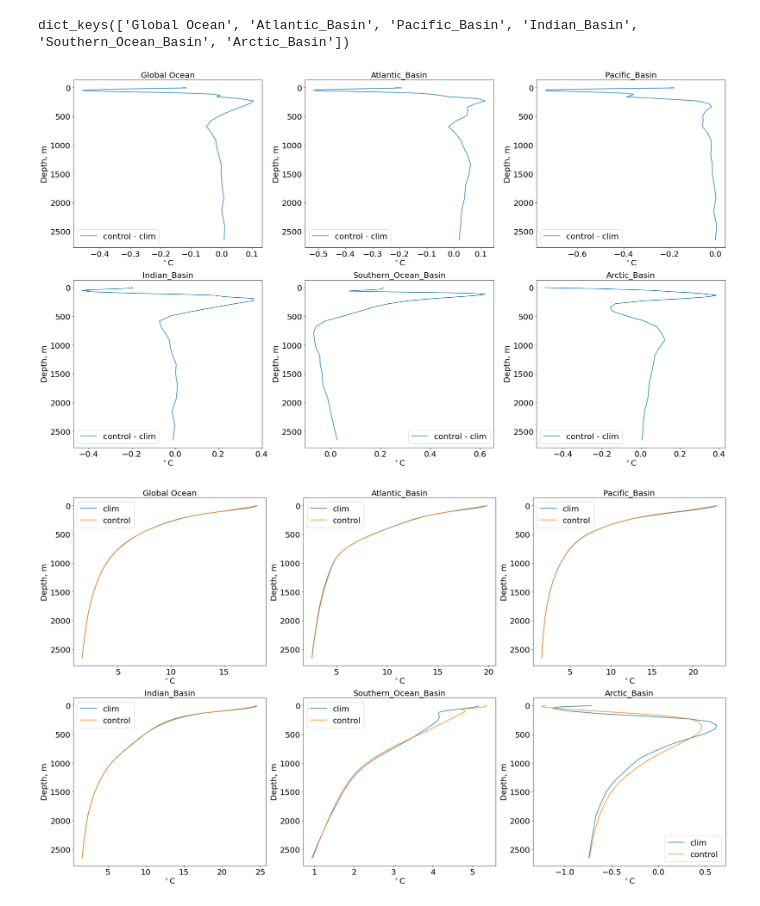
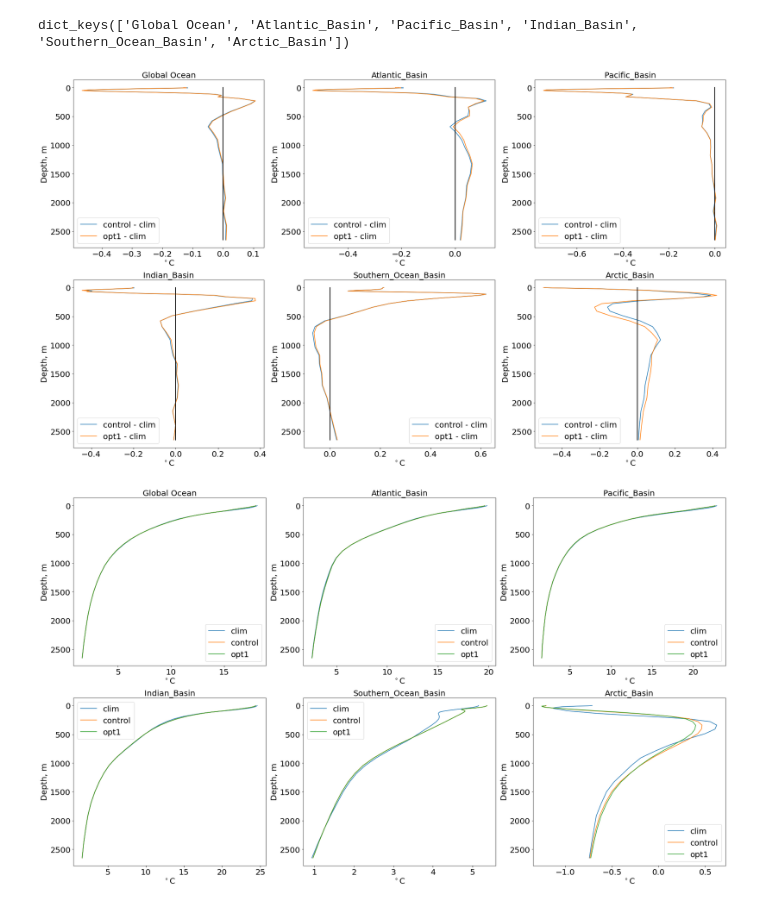
Before and after one commit to FESOM/fdiag, a Jupyter notebook: templates/vertical_profile.ipynb, the cells around one changed output. Cells and saved outputs as stored; diff of their text form; code cells hidden in the pictures.

```diff
--- a/templates/vertical_profile.ipynb
+++ b/templates/vertical_profile.ipynb
@@ -17,7 +17,7 @@ abg = [50, 15, -90]
 variable = 'temp'
 input_paths = [
     "/Users/nkolduno/PYTHON/DATA/output_7_8/",
-#     "/Users/nkolduno/PYTHON/DATA/output_7_10",
+    "/Users/nkolduno/PYTHON/DATA/output_7_10",
 ]
 input_names = ['control', 'opt1']
 years = range(1978, 1986)
@@ -136,34 +142,35 @@ fontsize=20
 depth_index = pf.ind_for_depth(maxdepth, mesh)
 if not figsize:
     figsize = (8 * ncols, 2 * nrows * ncols)
 fig, ax = plt.subplots(nrows, ncols, figsize=figsize)
 ax = ax.flatten()
 ind = 0
 
 for region in regions:
     plot_data, plot_names = data_to_plot_for_diff(hofm, region)
 
     for data, names in zip(plot_data, plot_names):
         image = ax[ind].plot(data[0,:depth_index], np.abs(mesh.zlev[:depth_index]), label=names)
+        ax[ind].plot(np.zeros(len(mesh.zlev[:depth_index])), np.abs(mesh.zlev[:depth_index]), color='k')
     ax[ind].legend(prop={'size': fontsize});
     ax[ind].invert_yaxis()
     ax[ind].set_title(region, size=fontsize)
     ax[ind].set_xlabel(units, size=fontsize)
     ax[ind].set_ylabel("Depth, m", size=fontsize)
     ax[ind].tick_params(axis="both", which="major", labelsize=fontsize)
     ind=ind+1
 
 for delind in range(ind, len(ax)):
     fig.delaxes(ax[delind])
 
 fig.tight_layout()
 if ofile is not None:
     ofile_long = f"{ofile}_difference.png"
     plt.savefig(ofile_long)
     os.system(f'convert {ofile_long} -trim {ofile_long}_trimmed.png')
     os.system(f'mv {ofile_long}_trimmed.png {ofile_long}')
 # %% [output]
-[figure, old version]
+[figure, new version]
 # %%
 def data_to_plot(hofm, region):
     plot_data = []
@@ -212,4 +219,4 @@ if ofile is not None:
     os.system(f'convert {ofile_long} -trim {ofile_long}_trimmed.png')
     os.system(f'mv {ofile_long}_trimmed.png {ofile_long}')
 # %% [output]
-[figure, old version]
+[figure, new version]
```
Also changed, not shown: parts of 1 cell of this notebook.
